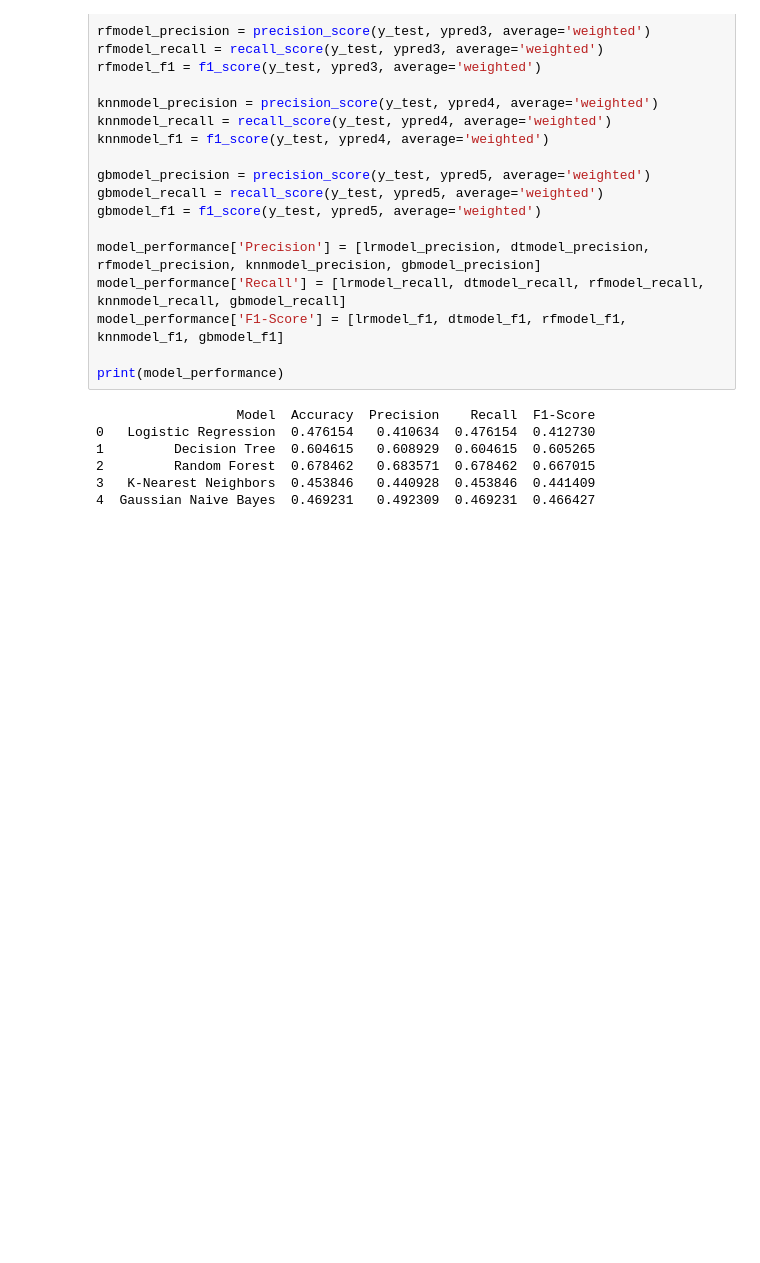
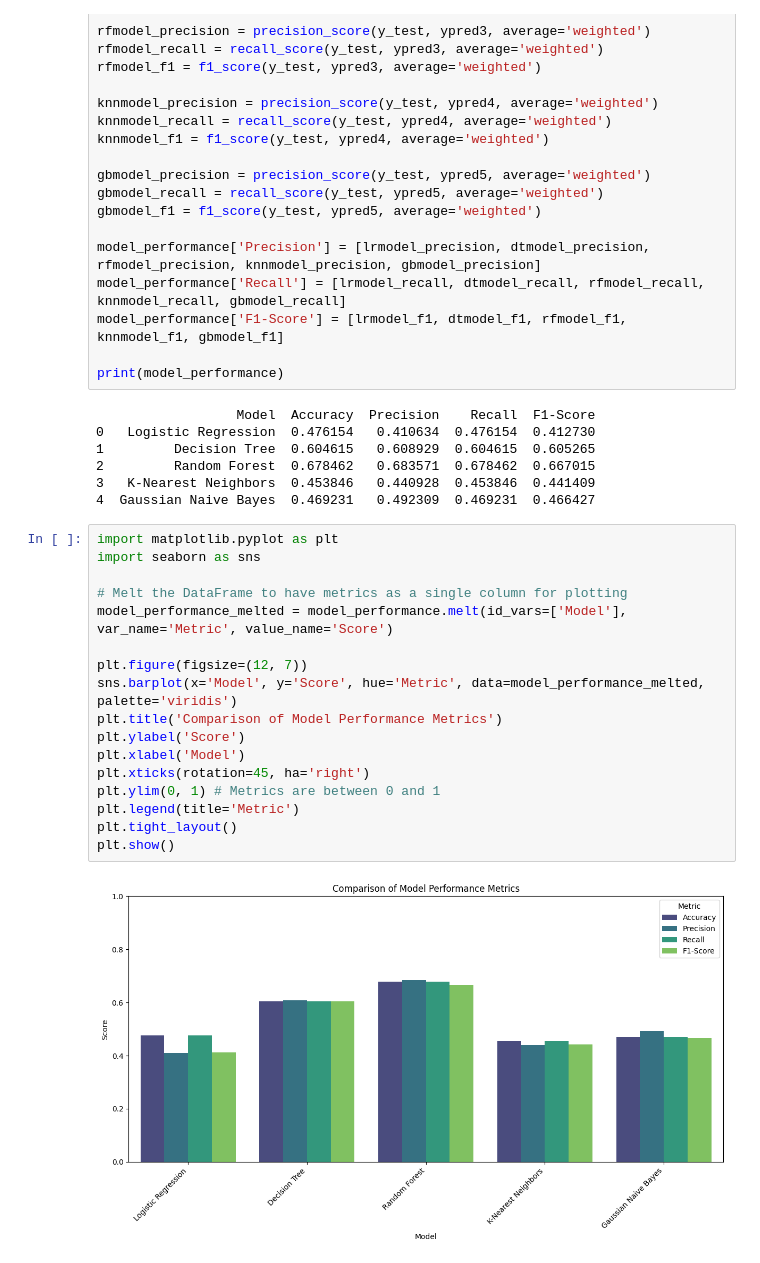
Before and after one commit to ishan-chowdhury/Machine-Learning-CSE11, a Jupyter notebook: ClassificationComparison.ipynb, the cells around one changed output. Saved outputs shown, nothing was run; the diff lists cells and outputs as text; blank space fills up the shorter version.

```diff
--- a/ClassificationComparison.ipynb
+++ b/ClassificationComparison.ipynb
@@ -170,3 +170,22 @@ print(model_performance)
 2         Random Forest  0.678462   0.683571  0.678462  0.667015
 3   K-Nearest Neighbors  0.453846   0.440928  0.453846  0.441409
 4  Gaussian Naive Bayes  0.469231   0.492309  0.469231  0.466427
+# %%
+import matplotlib.pyplot as plt
+import seaborn as sns
+
+# Melt the DataFrame to have metrics as a single column for plotting
+model_performance_melted = model_performance.melt(id_vars=['Model'], var_name='Metric', value_name='Score')
+
+plt.figure(figsize=(12, 7))
+sns.barplot(x='Model', y='Score', hue='Metric', data=model_performance_melted, palette='viridis')
+plt.title('Comparison of Model Performance Metrics')
+plt.ylabel('Score')
+plt.xlabel('Model')
+plt.xticks(rotation=45, ha='right')
+plt.ylim(0, 1) # Metrics are between 0 and 1
+plt.legend(title='Metric')
+plt.tight_layout()
+plt.show()
+# %% [output]
+[figure, added]
```
